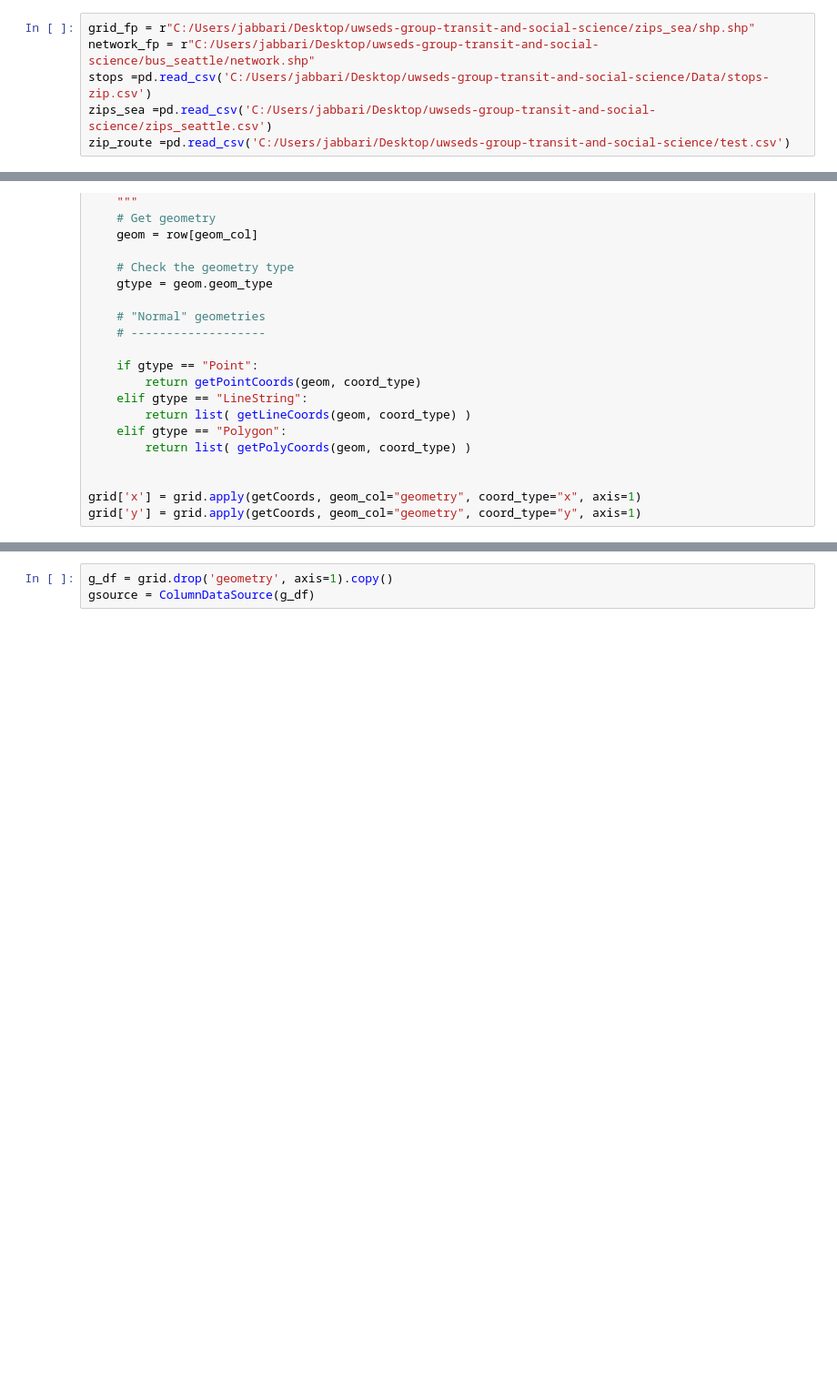
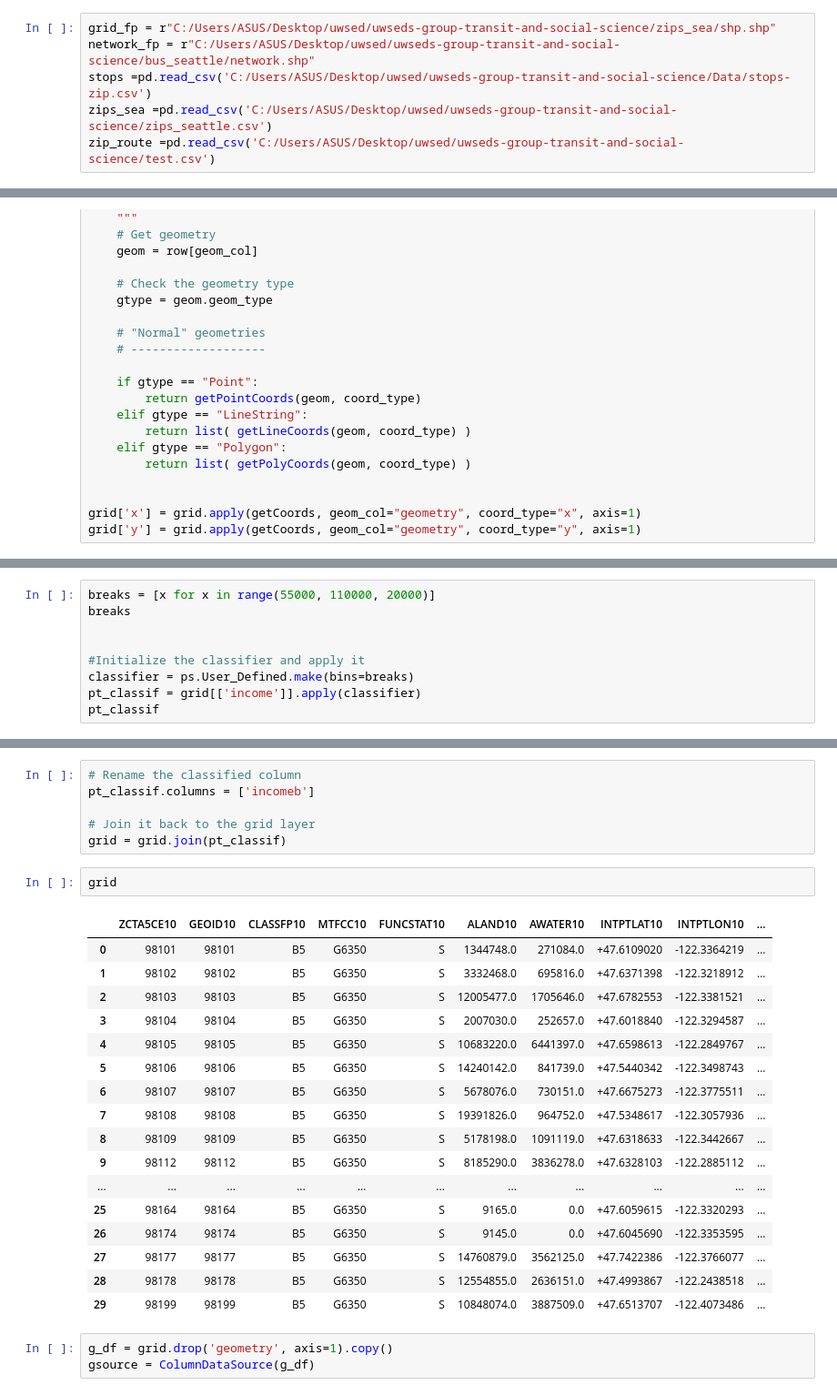
Before and after one commit to UWSEDS-aut17/uwseds-group-transit-and-social-science, a Jupyter notebook: Docs/Bokeh_Mapping.ipynb, the cells around one changed output, grey strips where cells are left out. Shown: that part at 91% size. Saved outputs shown, nothing was run; the diff lists cells and outputs as text; blank space fills up the shorter version.

```diff
--- a/Docs/Bokeh_Mapping.ipynb
+++ b/Docs/Bokeh_Mapping.ipynb
@@ -12,11 +12,11 @@ import pandas as pd
 import numpy as np
 import math
 # %%
-grid_fp = r"C:/Users/jabbari/Desktop/uwseds-group-transit-and-social-science/zips_sea/shp.shp"
-network_fp = r"C:/Users/jabbari/Desktop/uwseds-group-transit-and-social-science/bus_seattle/network.shp"
-stops =pd.read_csv('C:/Users/jabbari/Desktop/uwseds-group-transit-and-social-science/Data/stops-zip.csv')
-zips_sea =pd.read_csv('C:/Users/jabbari/Desktop/uwseds-group-transit-and-social-science/zips_seattle.csv')
-zip_route =pd.read_csv('C:/Users/jabbari/Desktop/uwseds-group-transit-and-social-science/test.csv')
+grid_fp = r"C:/Users/ASUS/Desktop/uwsed/uwseds-group-transit-and-social-science/zips_sea/shp.shp"
+network_fp = r"C:/Users/ASUS/Desktop/uwsed/uwseds-group-transit-and-social-science/bus_seattle/network.shp"
+stops =pd.read_csv('C:/Users/ASUS/Desktop/uwsed/uwseds-group-transit-and-social-science/Data/stops-zip.csv')
+zips_sea =pd.read_csv('C:/Users/ASUS/Desktop/uwsed/uwseds-group-transit-and-social-science/zips_seattle.csv')
+zip_route =pd.read_csv('C:/Users/ASUS/Desktop/uwsed/uwseds-group-transit-and-social-science/test.csv')
 # %%
 grid = gpd.read_file(grid_fp)
 network = gpd.read_file(network_fp)
@@ -160,0 +179,9 @@ ns20 = GeoJSONDataSource(geojson=network20.to_json())
+# %%
+breaks = [x for x in range(55000, 110000, 20000)]
+breaks
+
+
+#Initialize the classifier and apply it
+classifier = ps.User_Defined.make(bins=breaks)
+pt_classif = grid[['income']].apply(classifier)
+pt_classif
@@ -161,3 +206,29 @@ ns20 = GeoJSONDataSource(geojson=network20.to_json())
+# %%
+# Rename the classified column
+pt_classif.columns = ['incomeb']
+
+# Join it back to the grid layer
+grid = grid.join(pt_classif)
+# %%
+grid
+# %% [output]
+|  | ZCTA5CE10 | GEOID10 | CLASSFP10 | MTFCC10 | FUNCSTAT10 | ALAND10 | AWATER10 | INTPTLAT10 | INTPTLON10 | ... |
+| 0 | 98101 | 98101 | B5 | G6350 | S | 1344748.0 | 271084.0 | +47.6109020 | -122.3364219 | ... |
+| 1 | 98102 | 98102 | B5 | G6350 | S | 3332468.0 | 695816.0 | +47.6371398 | -122.3218912 | ... |
+| 2 | 98103 | 98103 | B5 | G6350 | S | 12005477.0 | 1705646.0 | +47.6782553 | -122.3381521 | ... |
+| 3 | 98104 | 98104 | B5 | G6350 | S | 2007030.0 | 252657.0 | +47.6018840 | -122.3294587 | ... |
+| 4 | 98105 | 98105 | B5 | G6350 | S | 10683220.0 | 6441397.0 | +47.6598613 | -122.2849767 | ... |
+| 5 | 98106 | 98106 | B5 | G6350 | S | 14240142.0 | 841739.0 | +47.5440342 | -122.3498743 | ... |
+| 6 | 98107 | 98107 | B5 | G6350 | S | 5678076.0 | 730151.0 | +47.6675273 | -122.3775511 | ... |
+| 7 | 98108 | 98108 | B5 | G6350 | S | 19391826.0 | 964752.0 | +47.5348617 | -122.3057936 | ... |
+| 8 | 98109 | 98109 | B5 | G6350 | S | 5178198.0 | 1091119.0 | +47.6318633 | -122.3442667 | ... |
+| 9 | 98112 | 98112 | B5 | G6350 | S | 8185290.0 | 3836278.0 | +47.6328103 | -122.2885112 | ... |
+| ... | ... | ... | ... | ... | ... | ... | ... | ... | ... | ... |
+| 25 | 98164 | 98164 | B5 | G6350 | S | 9165.0 | 0.0 | +47.6059615 | -122.3320293 | ... |
+| 26 | 98174 | 98174 | B5 | G6350 | S | 9145.0 | 0.0 | +47.6045690 | -122.3353595 | ... |
+| 27 | 98177 | 98177 | B5 | G6350 | S | 14760879.0 | 3562125.0 | +47.7422386 | -122.3766077 | ... |
+| 28 | 98178 | 98178 | B5 | G6350 | S | 12554855.0 | 2636151.0 | +47.4993867 | -122.2438518 | ... |
+| 29 | 98199 | 98199 | B5 | G6350 | S | 10848074.0 | 3887509.0 | +47.6513707 | -122.4073486 | ... |
 # %%
 g_df = grid.drop('geometry', axis=1).copy()
 gsource = ColumnDataSource(g_df)
```
Also changed, not shown: parts of 9 cells of this notebook.
